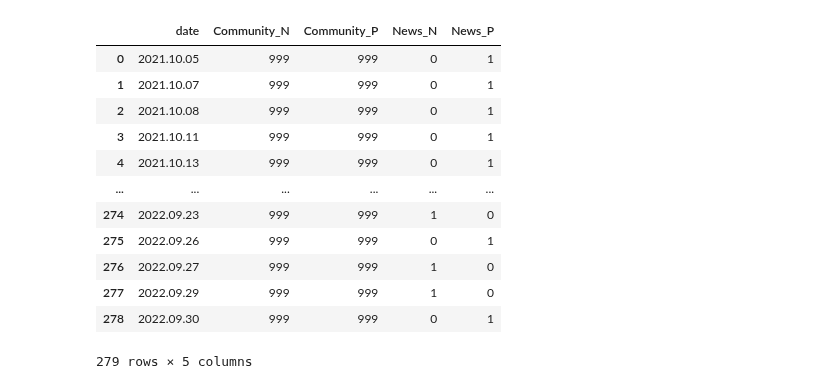
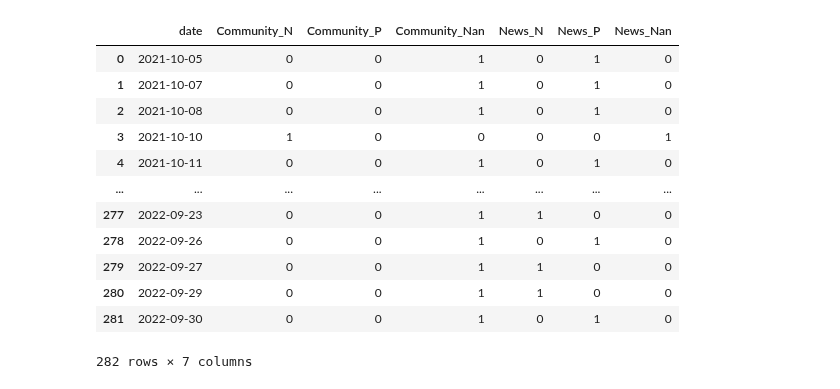
Before and after one commit to lhshs/2022_YDS2, a Jupyter notebook: NLP/Final_NLP_Feature.ipynb, the cells around one changed output. Saved outputs shown, nothing was run; the diff lists cells and outputs as text; code cells hidden in the pictures.

```diff
--- a/NLP/Final_NLP_Feature.ipynb
+++ b/NLP/Final_NLP_Feature.ipynb
@@ -22,0 +120,2 @@ news_feature
+# %%
+merge_outer = merge_outer.fillna(-999)
@@ -22,0 +135,3 @@ news_feature
+# %%
+merge_outer['news'] = merge_outer['news'].astype(int)
+merge_outer['38'] = merge_outer['38'].astype(int)
@@ -23,4 +156,4 @@ news_feature
 # %%
-news_date = list(np.array(news_feature.date.tolist()))
-news_label_0 = list(np.array(news_feature.label.tolist()))
-news_labe_1 = list(np.array(news_feature.label.tolist()))
+merge_date = list(np.array(merge_outer.date.tolist()))
+merge_label_news = list(np.array(merge_outer.news.tolist()))
+merge_label_38 = list(np.array(merge_outer['38'].tolist()))
@@ -27,4 +180,7 @@ news_labe_1 = list(np.array(news_feature.label.tolist()))
 # %%
-news_feature = pd.Series(list(np.array(news_feature.label)))
-news_feature_encoding = pd.get_dummies(news_feature)
+merge_outer_news = pd.Series(list(np.array(merge_outer.news)))
+merge_outer_news_encoding = pd.get_dummies(merge_outer_news)
+
+merge_outer_38 = pd.Series(list(np.array(merge_outer['38'])))
+merge_outer_38_encoding = pd.get_dummies(merge_outer_38)
 # %%
@@ -46,24 +202,25 @@ news_feature_encoding
 # %%
-number = random.randint(999,999)
 
-df = pd.DataFrame({'date':news_date,
-                   'Community_N': number,
-                   'Community_P':number,
-                   'News_N':list(news_feature_encoding[0]),
-                   'News_P':list(news_feature_encoding[1]),
+df = pd.DataFrame({'date':merge_date,
+                   'Community_N': list(merge_outer_38_encoding[0]),
+                   'Community_P':list(merge_outer_38_encoding[1]),
+                   'Community_Nan':list(merge_outer_38_encoding[-999]),
+                   'News_N':list(merge_outer_news_encoding[0]),
+                   'News_P':list(merge_outer_news_encoding[1]),
+                   'News_Nan':list(merge_outer_news_encoding[-999]),
                   })
 df
 # %% [output]
-|  | date | Community_N | Community_P | News_N | News_P |
-| 0 | 2021.10.05 | 999 | 999 | 0 | 1 |
-| 1 | 2021.10.07 | 999 | 999 | 0 | 1 |
-| 2 | 2021.10.08 | 999 | 999 | 0 | 1 |
-| 3 | 2021.10.11 | 999 | 999 | 0 | 1 |
-| 4 | 2021.10.13 | 999 | 999 | 0 | 1 |
-| ... | ... | ... | ... | ... | ... |
-| 274 | 2022.09.23 | 999 | 999 | 1 | 0 |
-| 275 | 2022.09.26 | 999 | 999 | 0 | 1 |
-| 276 | 2022.09.27 | 999 | 999 | 1 | 0 |
-| 277 | 2022.09.29 | 999 | 999 | 1 | 0 |
-| 278 | 2022.09.30 | 999 | 999 | 0 | 1 |
+|  | date | Community_N | Community_P | Community_Nan | News_N | News_P | News_Nan |
+| 0 | 2021-10-05 | 0 | 0 | 1 | 0 | 1 | 0 |
+| 1 | 2021-10-07 | 0 | 0 | 1 | 0 | 1 | 0 |
+| 2 | 2021-10-08 | 0 | 0 | 1 | 0 | 1 | 0 |
+| 3 | 2021-10-10 | 1 | 0 | 0 | 0 | 0 | 1 |
+| 4 | 2021-10-11 | 0 | 0 | 1 | 0 | 1 | 0 |
+| ... | ... | ... | ... | ... | ... | ... | ... |
+| 277 | 2022-09-23 | 0 | 0 | 1 | 1 | 0 | 0 |
+| 278 | 2022-09-26 | 0 | 0 | 1 | 0 | 1 | 0 |
+| 279 | 2022-09-27 | 0 | 0 | 1 | 1 | 0 | 0 |
+| 280 | 2022-09-29 | 0 | 0 | 1 | 1 | 0 | 0 |
+| 281 | 2022-09-30 | 0 | 0 | 1 | 0 | 1 | 0 |
-279 rows × 5 columns
+282 rows × 7 columns
```
Also changed, not shown: parts of 18 cells of this notebook, 5 other files.
